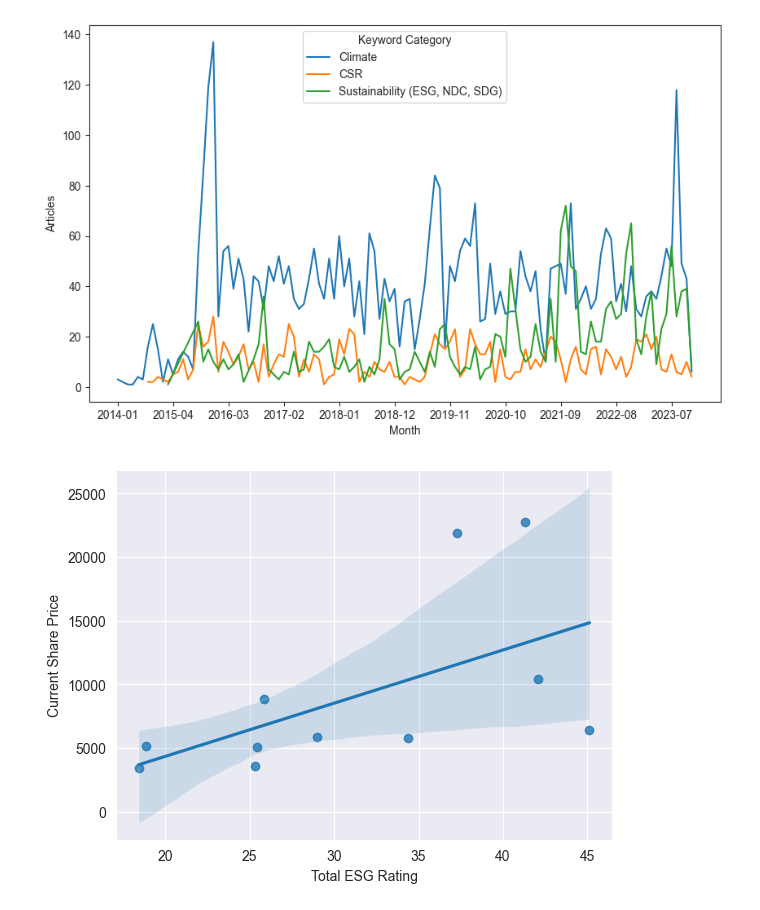
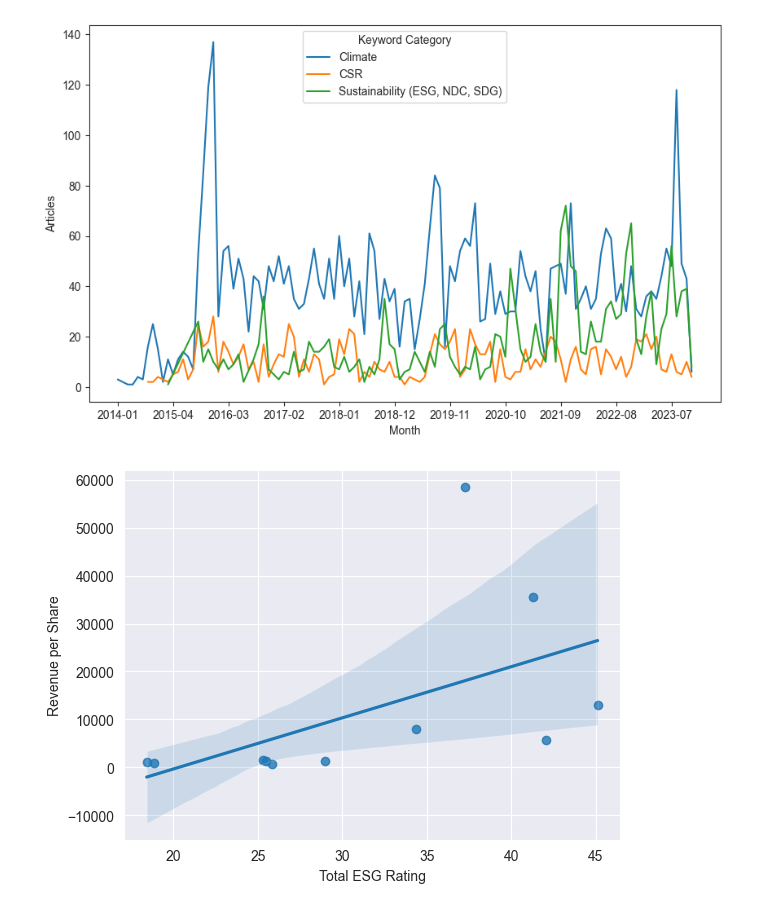
Before and after one commit to Gitbyt3/ESG-Research-Project, a Jupyter notebook: Code.ipynb, the cells around one changed output. Cells and saved outputs as stored; diff of their text form; code cells hidden in the pictures.

```diff
--- a/Code.ipynb
+++ b/Code.ipynb
@@ -149,11 +104,10 @@ plt.show()
 #REVENUE PER SHARE VS TOTAL ESG SCORE
 
 #Tickers of the top 50 biggest Indonesian companies
-big50_ticks = [x+'.JK' for x in list(pd.read_excel("Source_Data/Indo_50_Biggest_Companies.xlsx",sheet_name="50 Biggest Market Capitalizatio",\
-            header=3,nrows=51,usecols=[2])['Code'])[1:]]
+big50_ticks = [x+'.JK' for x in\
+               list(pd.read_excel("Source_Data/Indo_50_Biggest_Companies.xlsx",sheet_name="50 Biggest Market Capitalizatio",header=3,nrows=51,usecols=[2])['Code'])[1:]]
+df1 = pd.DataFrame({'Tickers':big50_ticks})
 
-#Pulls ESG data and revenue per share using yahooquery. Returns None if yahooquery returns nothing
-df1 = pd.DataFrame({'Tickers':big50_ticks})
 def yahoodata(row,datatype):
     try:
         x = Ticker(str(row))
@@ -166,13 +120,21 @@ def yahoodata(row,datatype):
     except:
         return np.nan
 
-df1['Current Share Price'] = df1['Tickers'].apply(yahoodata,args=['currentPrice'])
-df1['Revenue per Share'] = df1['Tickers'].apply(yahoodata,args=['revenuePerShare'])
-df1['Total ESG Rating'] = df1['Tickers'].apply(yahoodata,args=['totalEsg'])
+def fetch_data_for_ticker(ticker):
+    return (ticker,yahoodata(ticker, 'currentPrice'),yahoodata(ticker, 'revenuePerShare'),yahoodata(ticker, 'totalEsg'))
+
+with ThreadPoolExecutor(max_workers=10) as executor:
+    results = executor.map(fetch_data_for_ticker, big50_ticks)
+
+for result in results:
+    ticker, current_price, revenue_per_share, total_esg = result
+    df1.loc[df1['Tickers'] == ticker, 'Current Share Price'] = current_price
+    df1.loc[df1['Tickers'] == ticker, 'Revenue per Share'] = revenue_per_share
+    df1.loc[df1['Tickers'] == ticker, 'Total ESG Rating'] = total_esg
 # %%
 sns.set_style('darkgrid')
-sns.regplot(data=df1,y='Current Share Price',x='Total ESG Rating')
+sns.regplot(data=df1,y='Revenue per Share',x='Total ESG Rating')
 plt.show()
 # %% [output]
-[figure, old version]
+[figure, new version]
 # %%
```
Also changed, not shown: parts of 5 cells of this notebook, 16 other files.
